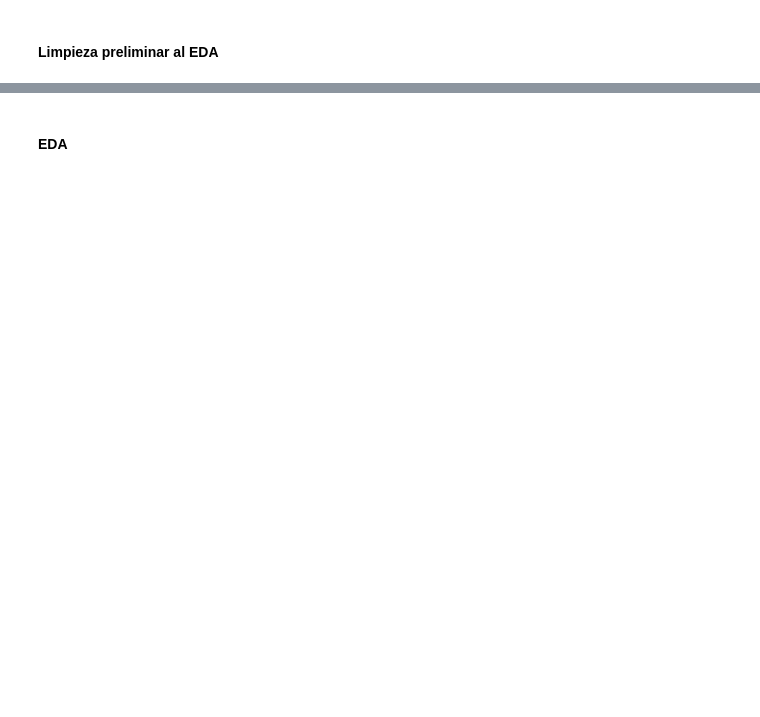
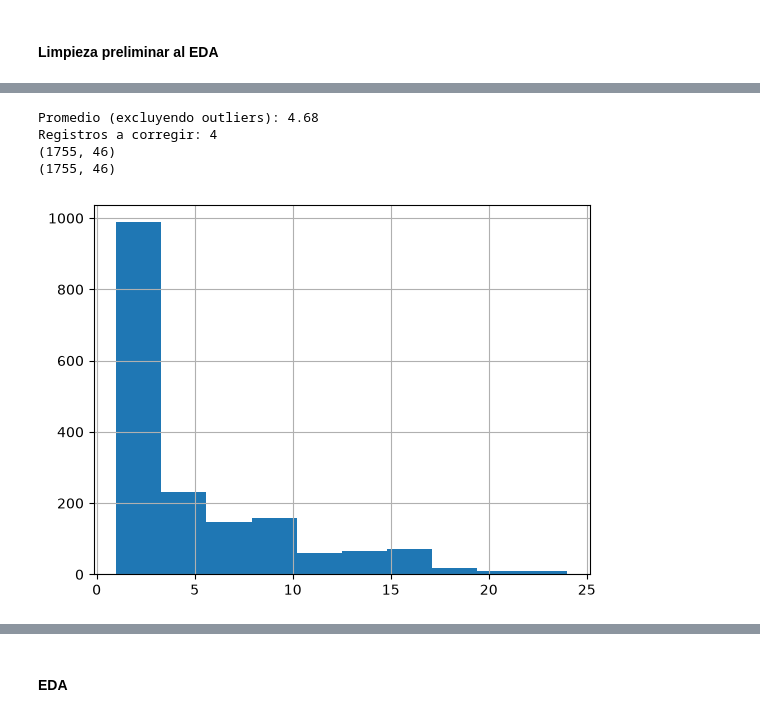
Before and after one commit to felipehfa/gran-concepcion-arriendos-departamentos, a Jupyter notebook: 02_analisis_exploratorio/01_EDA.ipynb, the cells around one changed output, grey strips where cells are left out. Saved outputs shown, nothing was run; the diff lists cells and outputs as text; code cells hidden in the pictures; blank space fills up the shorter version.

```diff
--- a/02_analisis_exploratorio/01_EDA.ipynb
+++ b/02_analisis_exploratorio/01_EDA.ipynb
@@ -113,3 +203,22 @@ df[var].describe()
+# %%
+# Calcular el promedio usando solo los valores válidos (<=30)
+promedio_piso = df.loc[df['piso_unidad'] <= 30, 'piso_unidad'].mean()
+
+print(f"Promedio (excluyendo outliers): {promedio_piso:.2f}")
+print(f"Registros a corregir: {(df['piso_unidad'] > 30).sum()}")
+
+# Reemplazar los valores mayores a 30 por el promedio
+df.loc[df['piso_unidad'] > 30, 'piso_unidad'] = promedio_piso
+
+print(df.shape)
+df["piso_unidad"].hist()
+print(df.shape)
+# %% [output]
+Promedio (excluyendo outliers): 4.68
+Registros a corregir: 4
+(1755, 46)
+(1755, 46)
+[figure, added]
 # %%
 # Rellenamos los valores nulos de las columnas de cantidad de servicios con 0
 vars = ["cantidad_paraderos", "cantidad_jardines_infantiles", "cantidad_colegios",
```
Also changed, not shown: parts of 29 cells of this notebook, 11 other files.
